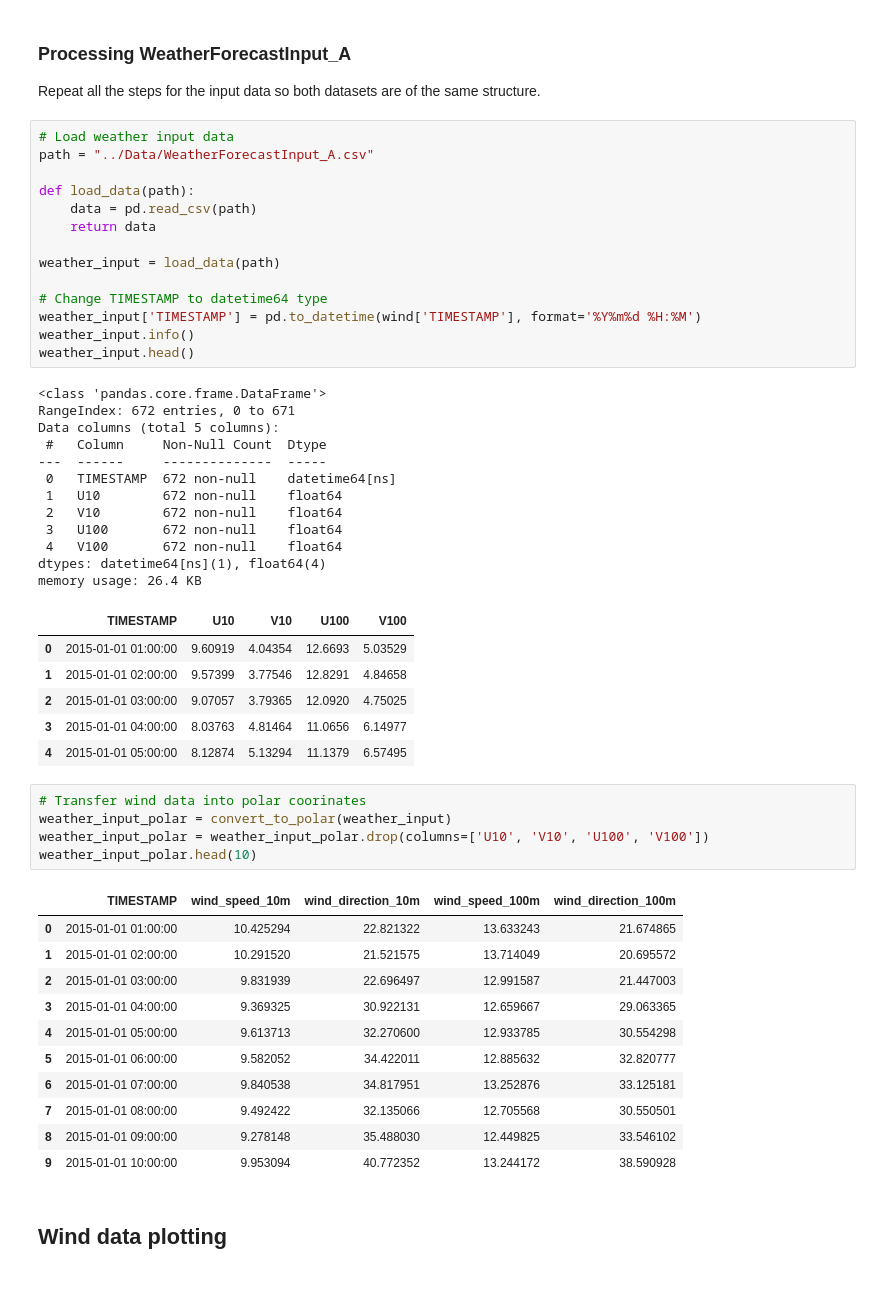
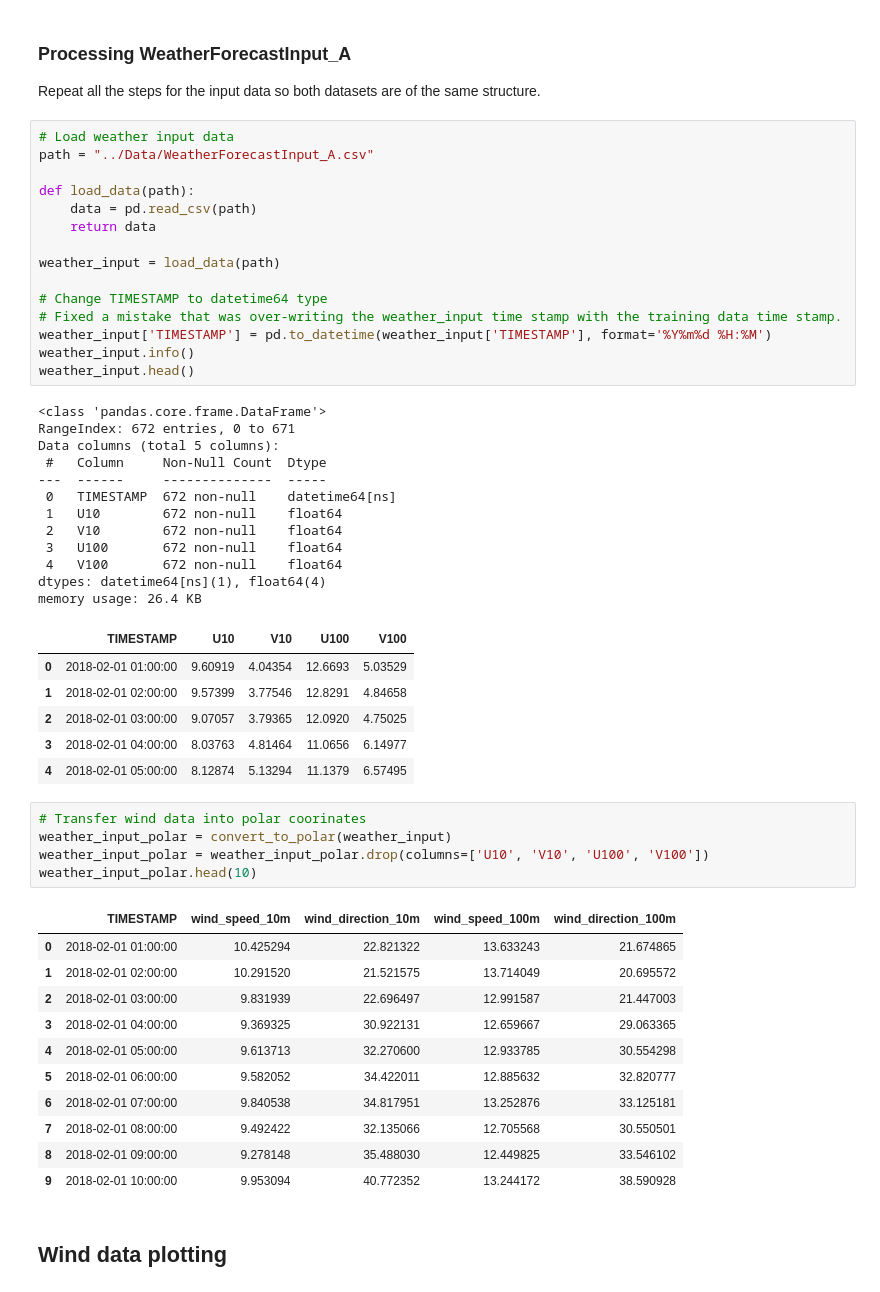
Before and after one commit to JontheFL/Wind-Power-Forecasting, a Jupyter notebook: Notebooks/1_data_exploration_cleaning.ipynb, the cells around one changed output. Saved outputs shown, nothing was run; the diff lists cells and outputs as text.

Commit message:
ML model implementation, fine tuning, fixed small error in Processing WeatherForecastInput_A. XGBoost implementation on test data is WIP.

```diff
--- a/Notebooks/1_data_exploration_cleaning.ipynb
+++ b/Notebooks/1_data_exploration_cleaning.ipynb
@@ -366,36 +366,37 @@ Repeat all the steps for the input data so both datasets are of the same structu
 # %%
 # Load weather input data
 path = "../Data/WeatherForecastInput_A.csv"
 
 def load_data(path):
     data = pd.read_csv(path)
     return data
 
 weather_input = load_data(path)
 
 # Change TIMESTAMP to datetime64 type
-weather_input['TIMESTAMP'] = pd.to_datetime(wind['TIMESTAMP'], format='%Y%m%d %H:%M')
+# Fixed a mistake that was over-writing the weather_input time stamp with the training data time stamp.
+weather_input['TIMESTAMP'] = pd.to_datetime(weather_input['TIMESTAMP'], format='%Y%m%d %H:%M')
 weather_input.info()
 weather_input.head()
 # %% [output]
 <class 'pandas.core.frame.DataFrame'>
 RangeIndex: 672 entries, 0 to 671
 Data columns (total 5 columns):
  #   Column     Non-Null Count  Dtype
 ---  ------     --------------  -----
  0   TIMESTAMP  672 non-null    datetime64[ns]
  1   U10        672 non-null    float64
  2   V10        672 non-null    float64
  3   U100       672 non-null    float64
  4   V100       672 non-null    float64
 dtypes: datetime64[ns](1), float64(4)
 memory usage: 26.4 KB
 |  | TIMESTAMP | U10 | V10 | U100 | V100 |
-| 0 | 2015-01-01 01:00:00 | 9.60919 | 4.04354 | 12.6693 | 5.03529 |
-| 1 | 2015-01-01 02:00:00 | 9.57399 | 3.77546 | 12.8291 | 4.84658 |
-| 2 | 2015-01-01 03:00:00 | 9.07057 | 3.79365 | 12.0920 | 4.75025 |
-| 3 | 2015-01-01 04:00:00 | 8.03763 | 4.81464 | 11.0656 | 6.14977 |
-| 4 | 2015-01-01 05:00:00 | 8.12874 | 5.13294 | 11.1379 | 6.57495 |
+| 0 | 2018-02-01 01:00:00 | 9.60919 | 4.04354 | 12.6693 | 5.03529 |
+| 1 | 2018-02-01 02:00:00 | 9.57399 | 3.77546 | 12.8291 | 4.84658 |
+| 2 | 2018-02-01 03:00:00 | 9.07057 | 3.79365 | 12.0920 | 4.75025 |
+| 3 | 2018-02-01 04:00:00 | 8.03763 | 4.81464 | 11.0656 | 6.14977 |
+| 4 | 2018-02-01 05:00:00 | 8.12874 | 5.13294 | 11.1379 | 6.57495 |
 # %%
 # Transfer wind data into polar coorinates
 weather_input_polar = convert_to_polar(weather_input)
@@ -403,16 +404,16 @@ weather_input_polar = weather_input_polar.drop(columns=['U10', 'V10', 'U100', 'V
 weather_input_polar.head(10)
 # %% [output]
 |  | TIMESTAMP | wind_speed_10m | wind_direction_10m | wind_speed_100m | wind_direction_100m |
-| 0 | 2015-01-01 01:00:00 | 10.425294 | 22.821322 | 13.633243 | 21.674865 |
-| 1 | 2015-01-01 02:00:00 | 10.291520 | 21.521575 | 13.714049 | 20.695572 |
-| 2 | 2015-01-01 03:00:00 | 9.831939 | 22.696497 | 12.991587 | 21.447003 |
-| 3 | 2015-01-01 04:00:00 | 9.369325 | 30.922131 | 12.659667 | 29.063365 |
-| 4 | 2015-01-01 05:00:00 | 9.613713 | 32.270600 | 12.933785 | 30.554298 |
-| 5 | 2015-01-01 06:00:00 | 9.582052 | 34.422011 | 12.885632 | 32.820777 |
-| 6 | 2015-01-01 07:00:00 | 9.840538 | 34.817951 | 13.252876 | 33.125181 |
-| 7 | 2015-01-01 08:00:00 | 9.492422 | 32.135066 | 12.705568 | 30.550501 |
-| 8 | 2015-01-01 09:00:00 | 9.278148 | 35.488030 | 12.449825 | 33.546102 |
-| 9 | 2015-01-01 10:00:00 | 9.953094 | 40.772352 | 13.244172 | 38.590928 |
+| 0 | 2018-02-01 01:00:00 | 10.425294 | 22.821322 | 13.633243 | 21.674865 |
+| 1 | 2018-02-01 02:00:00 | 10.291520 | 21.521575 | 13.714049 | 20.695572 |
+| 2 | 2018-02-01 03:00:00 | 9.831939 | 22.696497 | 12.991587 | 21.447003 |
+| 3 | 2018-02-01 04:00:00 | 9.369325 | 30.922131 | 12.659667 | 29.063365 |
+| 4 | 2018-02-01 05:00:00 | 9.613713 | 32.270600 | 12.933785 | 30.554298 |
+| 5 | 2018-02-01 06:00:00 | 9.582052 | 34.422011 | 12.885632 | 32.820777 |
+| 6 | 2018-02-01 07:00:00 | 9.840538 | 34.817951 | 13.252876 | 33.125181 |
+| 7 | 2018-02-01 08:00:00 | 9.492422 | 32.135066 | 12.705568 | 30.550501 |
+| 8 | 2018-02-01 09:00:00 | 9.278148 | 35.488030 | 12.449825 | 33.546102 |
+| 9 | 2018-02-01 10:00:00 | 9.953094 | 40.772352 | 13.244172 | 38.590928 |
 # %% [markdown]
 ## Wind data plotting
 # %% [markdown]
```
Also changed, not shown: parts of 9 cells of this notebook, 3 other files.
